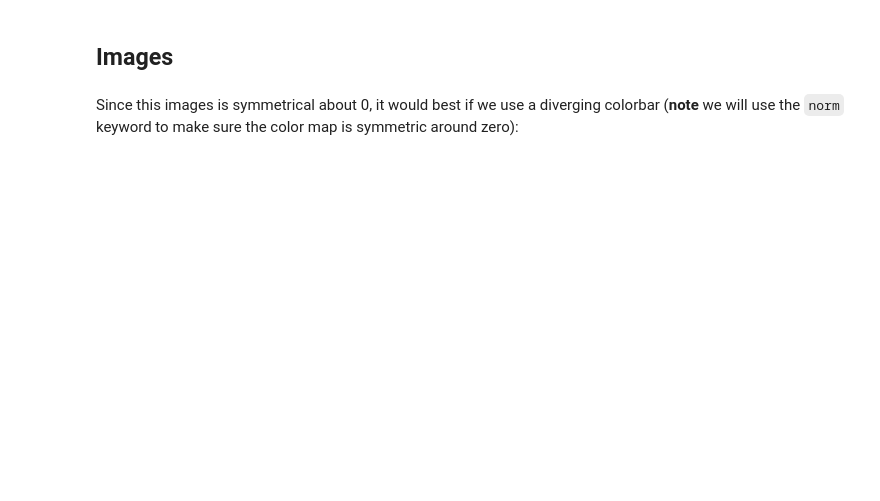
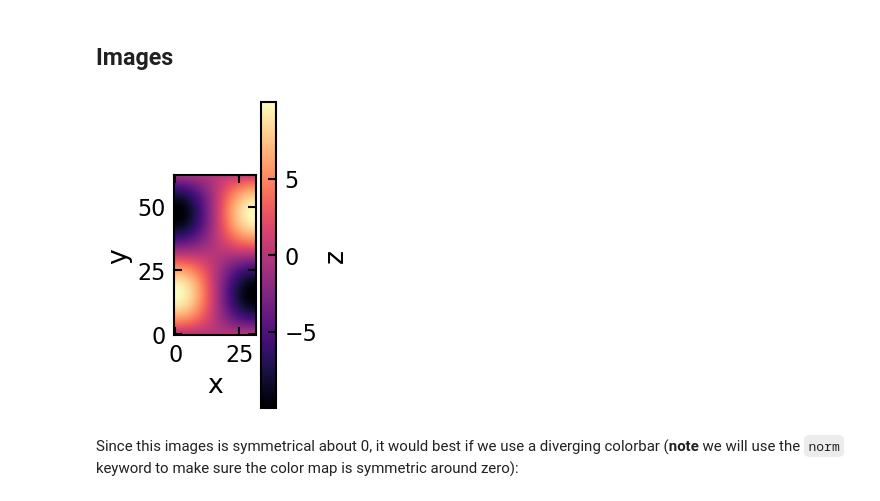
Before and after one commit to xangma/jupyter_data_languages, a Jupyter notebook: 2.1 - General_plotting.ipynb, the cells around one changed output. Saved outputs shown, nothing was run; the diff lists cells and outputs as text; code cells hidden in the pictures; blank space fills up the shorter version.

```diff
--- a/2.1 - General_plotting.ipynb
+++ b/2.1 - General_plotting.ipynb
@@ -154,10 +173,13 @@ plt.tight_layout()
 # %%
 plt.figure(6, figsize=(3, 6))
 plt.imshow(image)
 plt.xlabel('x')
 plt.ylabel('y')
 cbar = plt.colorbar()
 cbar.set_label('z')
+plt.tight_layout()
+# %% [output]
+[figure, added]
 # %% [markdown]
 Since this images is symmetrical about 0, it would best if we use a diverging colorbar (**note** we will use the `norm` keyword to make sure the color map is symmetric around zero):
 # %%
```
Also changed, not shown: parts of 14 cells of this notebook, 28 other files.
